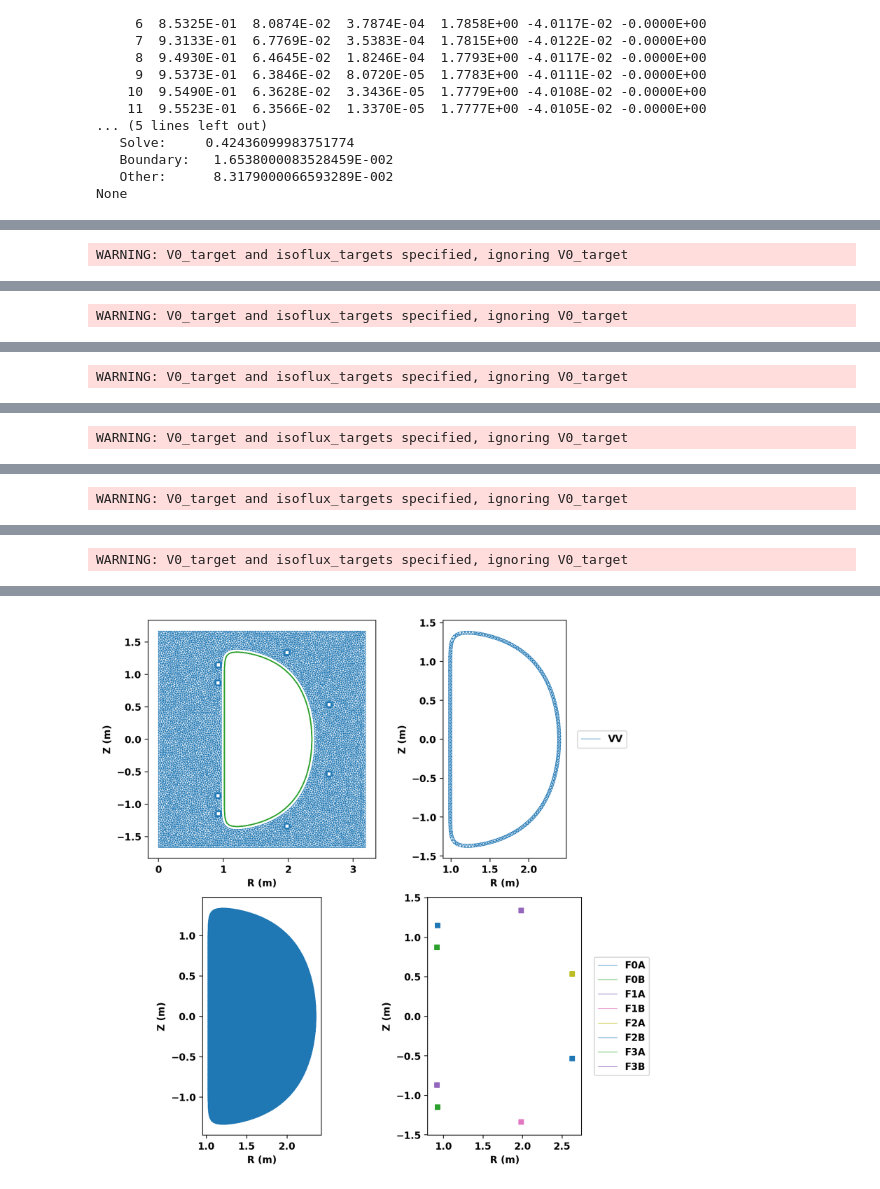
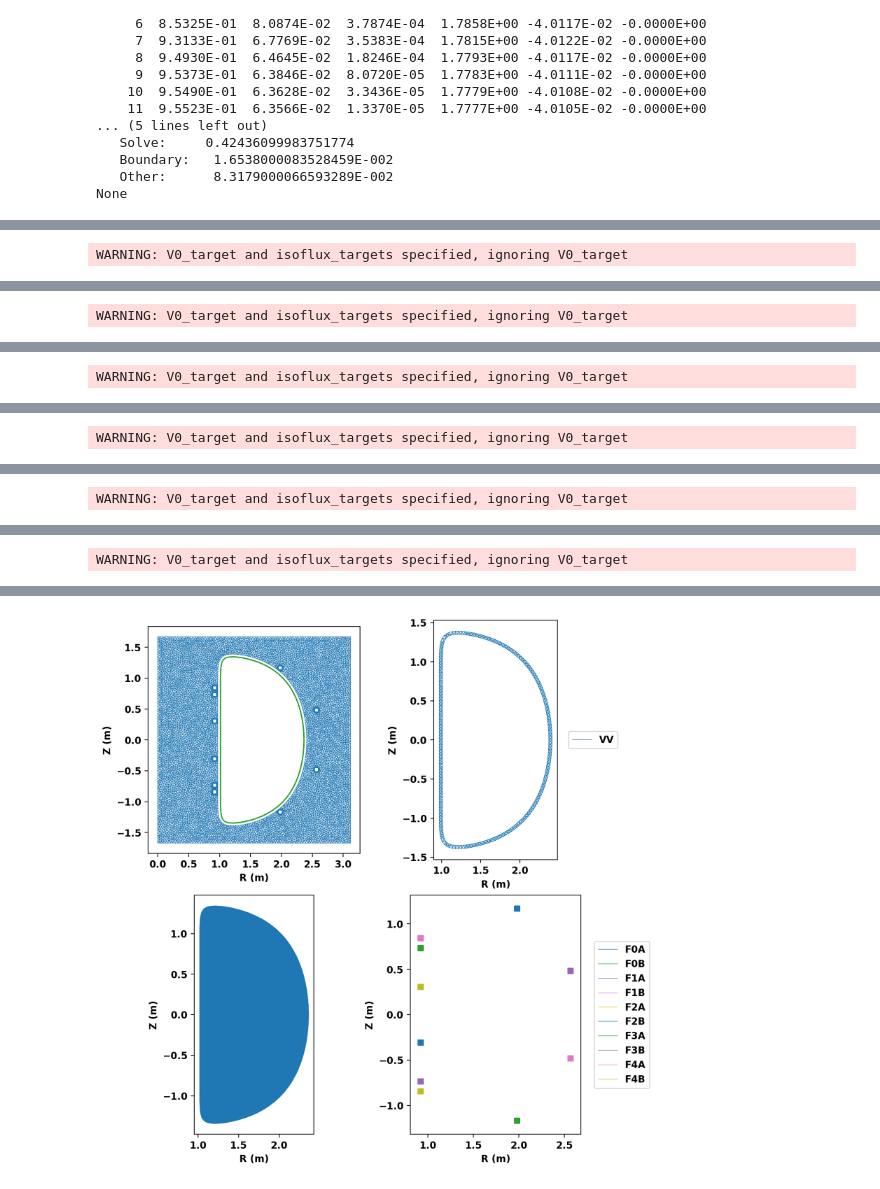
Before and after one commit to jeremslm/PF_location_optimization, a Jupyter notebook: DIIID_free_boundary copy.ipynb, the cells around one changed output, grey strips where cells are left out. Saved outputs shown, nothing was run; the diff lists cells and outputs as text; code cells hidden in the pictures.

Commit message:
free boundary

```diff
--- a/DIIID_free_boundary copy.ipynb
+++ b/DIIID_free_boundary copy.ipynb
@@ -460,6 +455,7 @@ home_dir = os.path.expanduser("~")
 oft_root_path = os.path.join(home_dir, "OpenFUSIONToolkit/install_release")
 os.environ["OFT_ROOTPATH"] = oft_root_path
 tokamaker_python_path = os.getenv("OFT_ROOTPATH")
+
 if tokamaker_python_path is not None:
     sys.path.append(os.path.join(tokamaker_python_path,"python"))
 from OpenFUSIONToolkit import OFT_env
@@ -558,8 +554,16 @@ vac_dx = 0.04
 vv_dx = 0.04
 
 ### run fixed boundary to find this - refactor code ###
-top_coils = [130.10552298600658, 52.973966832912446, 16.330566850884775, 147.5737264990956]
-radials = [0.0, 0.4651345636996718, 0.4242794751100666, 0.019616266628504103]
+top_coils = [45.772804033144666,
+          14.877239535614393,
+          170.0,
+          153.82967609118694,
+          148.8313800511788]
+radials = [0.0,
+          0.290119979746166,
+          0.0,
+          0.0,
+          0.0]
 params = top_coils + radials
 #########
 
@@ -571,6 +575,16 @@ myOFT = OFT_env(nthreads=2)
 
 eqdsk = read_eqdsk('examples/data/eqdsk/g192185.02440') # Machine shot
 fixed_boundary_LCFS = eqdsk['rzout'].copy()
+
+def boundary_distance(fixed_LCFS, free_LCFS, mag_axis):
+    R0, Z0 = mag_axis
+    theta_fixed = np.arctan2(fixed_LCFS[:,1] - Z0, fixed_LCFS[:,0] - R0)
+    r_fixed = np.sqrt((fixed_LCFS[:,0] - R0)**2 + (fixed_LCFS[:,1] - Z0)**2)
+
+    theta_free = np.arctan2(free_LCFS[:,1] - Z0, free_LCFS[:,0] - R0)
+    r_free = np.sqrt((free_LCFS[:,0] - R0)**2 + (free_LCFS[:,1] - Z0)**2)
+    r_fixed_interp = np.interp(theta_free, theta_fixed, r_fixed, period=2*np.pi)
+    return np.sum(np.abs(r_free - r_fixed_interp))
 
 def free_boundary_objective(myOFT, weight, index=55, mesh_file="DIIID_mesh_scantest_withSolenoid.h5"):
 
@@ -602,34 +616,46 @@ def free_boundary_objective(myOFT, weight, index=55, mesh_file="DIIID_mesh_scant
     mygs.set_coil_reg(reg_terms=reg_terms)
     mygs.init_psi(r0=1.8, z0=-0.040, a=0.45, kappa=1.547, delta=-0.288)
 
-    err_flag = mygs.solve()
+    mygs.solve()
+
     currents, _ = mygs.get_coil_currents()
     coil_names = list(mygs.coil_sets.keys())
-
     curr_dict = {name: currents[name] for name in coil_names}
 
     mygs.save_eqdsk('gTMP', truncate_eq=False)
     EQ_in = read_eqdsk('gTMP')
-
+    os.remove('gTMP')
 
     free_boundary_LCFS = EQ_in['rzout']
-    fixed_boundary_LCFS
 
-    # interpolate only one of them
-    # find theta
+    # fig, ax = plt.subplots(1,1,figsize=(7,10))
 
+    # # Plot solution
+    # mygs.plot_machine(fig,ax,coil_colormap='plasma',coil_symmap=True,coil_scale=1.E-6,coil_clabel=r'$I_C$ [MA]', vacuum_color=None)
+    # mygs.plot_psi(fig,ax,xpoint_color=None,plasma_nlevels=10,vacuum_nlevels=4)
+    # ax.plot(fixed_boundary_LCFS[:,0],fixed_boundary_LCFS[:,1],'b',fillstyle='none', markersize=2)
+    # ax.plot(free_boundary_LCFS[:,0],free_boundary_LCFS[:,1],'ro',fillstyle='none', markersize=2)
+    # ax.plot(fixed_mag_axis[0], fixed_mag_axis[1], 'black', markersize=5)
+    # ax.set_title(r'DIII-D, 5 coils')
 
+    # ax.set_xlabel(r'$R$ [m]', fontsize=20)
+    # ax.set_ylabel(r'$Z$ [m]', fontsize=20)
+    # ax.tick_params(labelsize=16)
 
+    # plt.plot()
 
+    dist_cost = boundary_distance(fixed_boundary_LCFS, free_boundary_LCFS, fixed_mag_axis)
 
-
-    return err_flag, curr_dict
+    return curr_dict, dist_cost
 
 weights = [1.E-5, 1.E-4, 1.E-3, 1.E-2, 1E-1, 1]
+
 res = {}
 for w in weights:
-    _, res[w] = free_boundary_objective(myOFT, w)
-    if _ != "None":
-        print(f"Mygs solve error for {w}: {err_flag}")
+    try:
+        res[w] = {}
+        res[w]['currents'], res[w]['dist'] = free_boundary_objective(myOFT, w)
+    except Exception as e:
+        print(f"Mygs solve error for {w}: {e}")
 # %% [output]
 Assembling regions:
@@ -760 +789 @@ Mygs solve error for 1: None
-[figure, old version]
+[figure, new version]
```
Also changed, not shown: parts of 3 cells of this notebook, 4 other files.
